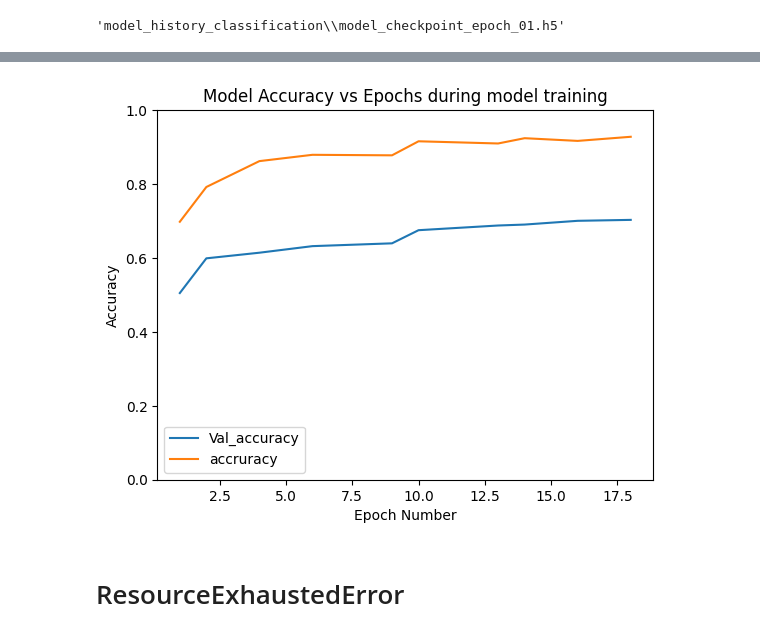
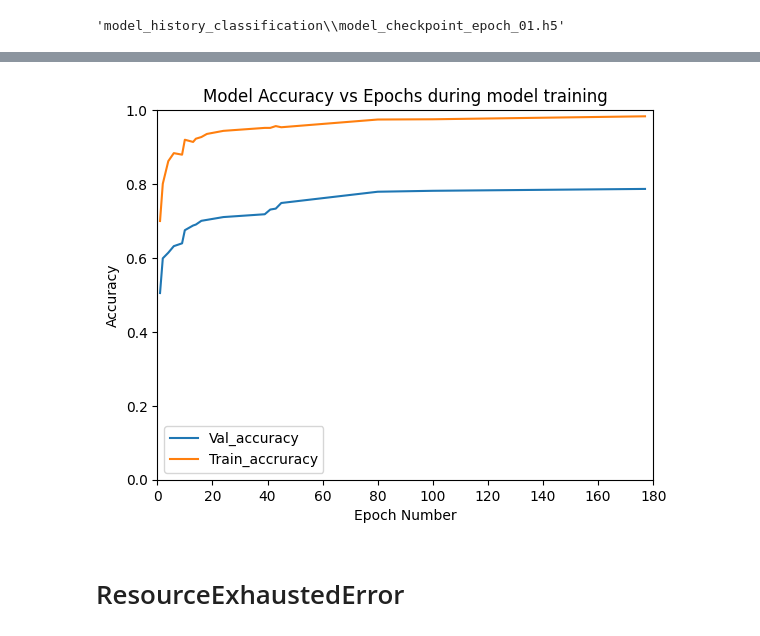
Before and after one commit to Oatsinthepine/Project4, a Jupyter notebook: FreyaUNET/Brain_Tumour_UNET_Segmentation.ipynb, the cells around one changed output, grey strips where cells are left out. Cells and saved outputs as stored; diff of their text form; code cells hidden in the pictures.

Commit message:
Confirm finalised Segmentation & Classification tasks

```diff
--- a/FreyaUNET/Brain_Tumour_UNET_Segmentation.ipynb
+++ b/FreyaUNET/Brain_Tumour_UNET_Segmentation.ipynb
@@ -523,4 +523,4 @@ checkpoint_callback2 = ModelCheckpoint(
     save_weights_only=False,
     mode='max')
 
-classification_model.fit(train_generator, epochs=200, validation_data=test_generator, callbacks=[checkpoint_callback1, checkpoint_callback2])
+classification_model.fit(train_generator, epochs=1, validation_data=test_generator, callbacks=[checkpoint_callback1, checkpoint_callback2])
@@ -618,16 +617,17 @@ ValueError: No model config found in the file at <tensorflow.python.platform.gfi
 # %%
 plt.plot(x, y1, label = 'Val_accuracy')
-plt.plot(x, y2, label = 'accruracy')
+plt.plot(x, y2, label = 'Train_accruracy')
 plt.title('Model Accuracy vs Epochs during model training')
 plt.xlabel('Epoch Number')
+plt.xlim(0, 180)
 plt.ylim(0,1)
 plt.ylabel('Accuracy')
 plt.legend()
 #plt.show()
 
 plt.savefig('Model_Accuracy_vs_Epochs.png', format='png', dpi=300)
 # %% [output]
-[figure, old version]
+[figure, new version]
 # %% [markdown]
 # ResourceExhaustedError
 # %%
```
Also changed, not shown: parts of 6 cells of this notebook, 1 other file.
